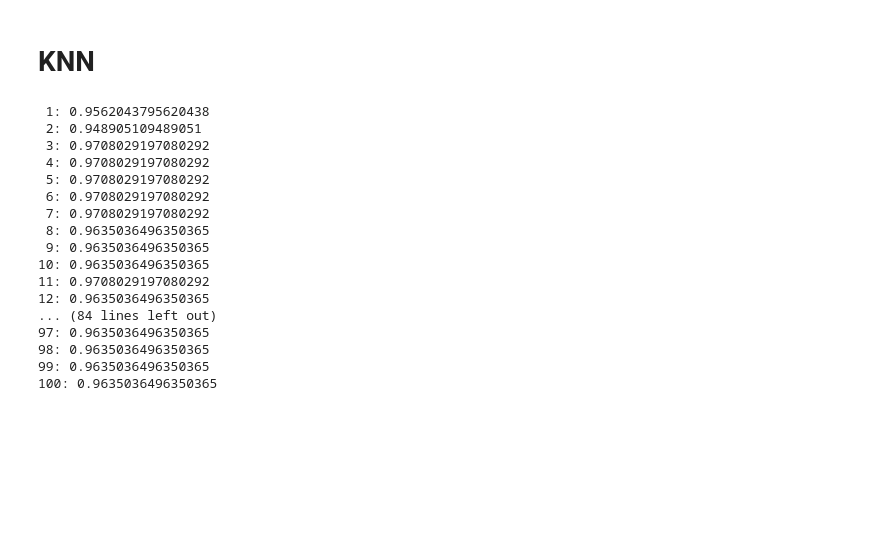
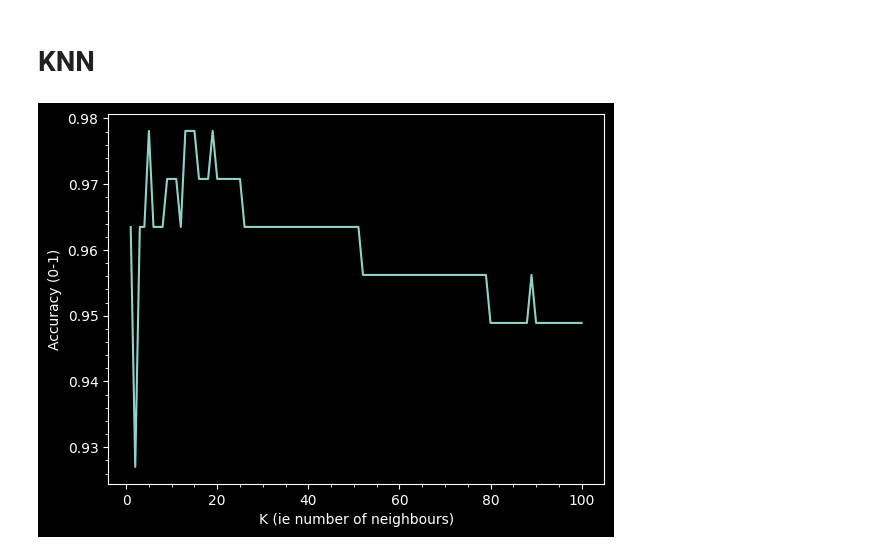
Before and after one commit to msr8/classification-project, a Jupyter notebook: main.ipynb, the cells around one changed output. Drawn from its saved outputs; the diff is of its cells as text; code cells hidden in the pictures; blank space fills up the shorter version.

Commit message:
updated notebook and added assets/

```diff
--- a/main.ipynb
+++ b/main.ipynb
@@ -6,25 +6,30 @@ from sklearn.model_selection import train_test_split
 from sklearn.metrics         import accuracy_score
 from sklearn.neighbors       import KNeighborsClassifier
 from sklearn.svm             import SVC
-from sklearn.tree            import DecisionTreeClassifier
-from matplotlib import pyplot as plt
+from sklearn.tree            import DecisionTreeClassifier, plot_tree, export_graphviz
+from IPython.display import Markdown
+from matplotlib      import pyplot as plt
 import pandas as pd
 import numpy  as np
-plt.style.use('cyberpunk.mplstyle')
+import os
+plt.style.use('style.mplstyle')
+os.makedirs('assets', exist_ok=True)
 
 # Defining constants
-DATASET_FP = 'breast-cancer-wisconsin.csv'
-ATTRS      = ['Clump Thickness', 'Uniformity of Cell Size', 'Uniformity of Cell Shape', 'Marginal Adhesion',
-              'Single Epithelial Cell Size', 'Bare Nuclei', 'Bland Chromatin', 'Normal Nucleoli', 'Mitoses']
-LABEL      = 'Class'
-TEST_SIZE  = 0.2
-KS         = [1,101] # First element is included, second is not
+DATASET_FP    = 'https://raw.githubusercontent.com/msr8/classification-project/main/breast-cancer-wisconsin.csv'
+ATTRS         = ['Clump Thickness', 'Uniformity of Cell Size', 'Uniformity of Cell Shape', 'Marginal Adhesion',
+                  'Single Epithelial Cell Size', 'Bare Nuclei', 'Bland Chromatin', 'Normal Nucleoli', 'Mitoses']
+LABEL         = 'Class'
+TEST_SIZE     = 0.2
+KS            = [1,101] # First element is included, second is not
+KERNELS       = ['linear', 'poly', 'rbf', 'sigmoid']
+DT_CRITERIONS = ['gini', 'entropy', 'log_loss']
+FIGSIZE       = (70,56)
 
 # Loading dataset
 data = pd.read_csv(DATASET_FP)
 # Print info about the dataset
 print(data.info())
-display(data.head())
 # %% [output]
 <class 'pandas.core.frame.DataFrame'>
 RangeIndex: 699 entries, 0 to 698
@@ -112,31 +104,23 @@ x_train, x_test, y_train, y_test = train_test_split(x, y, test_size=TEST_SIZE)
 # %%
 accuracies = {}
 
 for k in range(*KS):
     # Creating a KNN classifier
     knn_model = KNeighborsClassifier(n_neighbors=k)
     # Training the classifier
     knn_model.fit(x_train, y_train)
     # Making predictions
     y_pred = knn_model.predict(x_test)
     # Calculating accuracy
-    knn_accuracy = accuracy_score(y_test, y_pred)
-    print(f'{k:2}: {knn_accuracy}')
+    accuracy = accuracy_score(y_test, y_pred)
+    # Storing it in our dict
+    accuracies[k] = accuracy
+
+# Plotting our findings and displaying them
+plt.xlabel('K (ie number of neighbours)')
+plt.ylabel('Accuracy (0-1)')
+plt.plot(accuracies.keys(), accuracies.values())
+plt.savefig('assets/knn.png')
+plt.show()
 # %% [output]
- 1: 0.9562043795620438
- 2: 0.948905109489051
- 3: 0.9708029197080292
- 4: 0.9708029197080292
- 5: 0.9708029197080292
- 6: 0.9708029197080292
- 7: 0.9708029197080292
- 8: 0.9635036496350365
- 9: 0.9635036496350365
-10: 0.9635036496350365
-11: 0.9708029197080292
-12: 0.9635036496350365
-... (84 lines left out)
-97: 0.9635036496350365
-98: 0.9635036496350365
-99: 0.9635036496350365
-100: 0.9635036496350365
+[figure, added]
```
Also changed, not shown: parts of 10 cells of this notebook, 8 other files.
